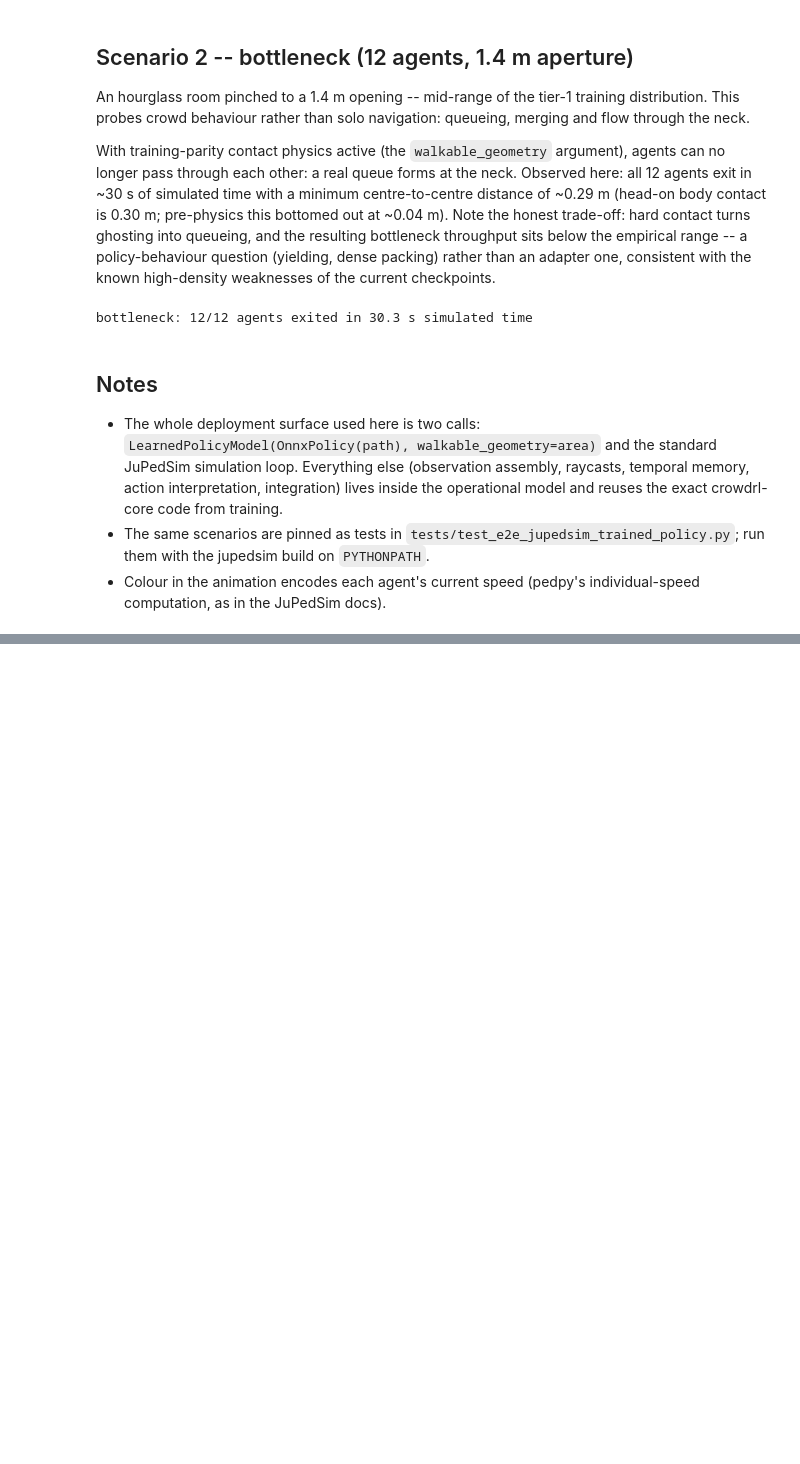
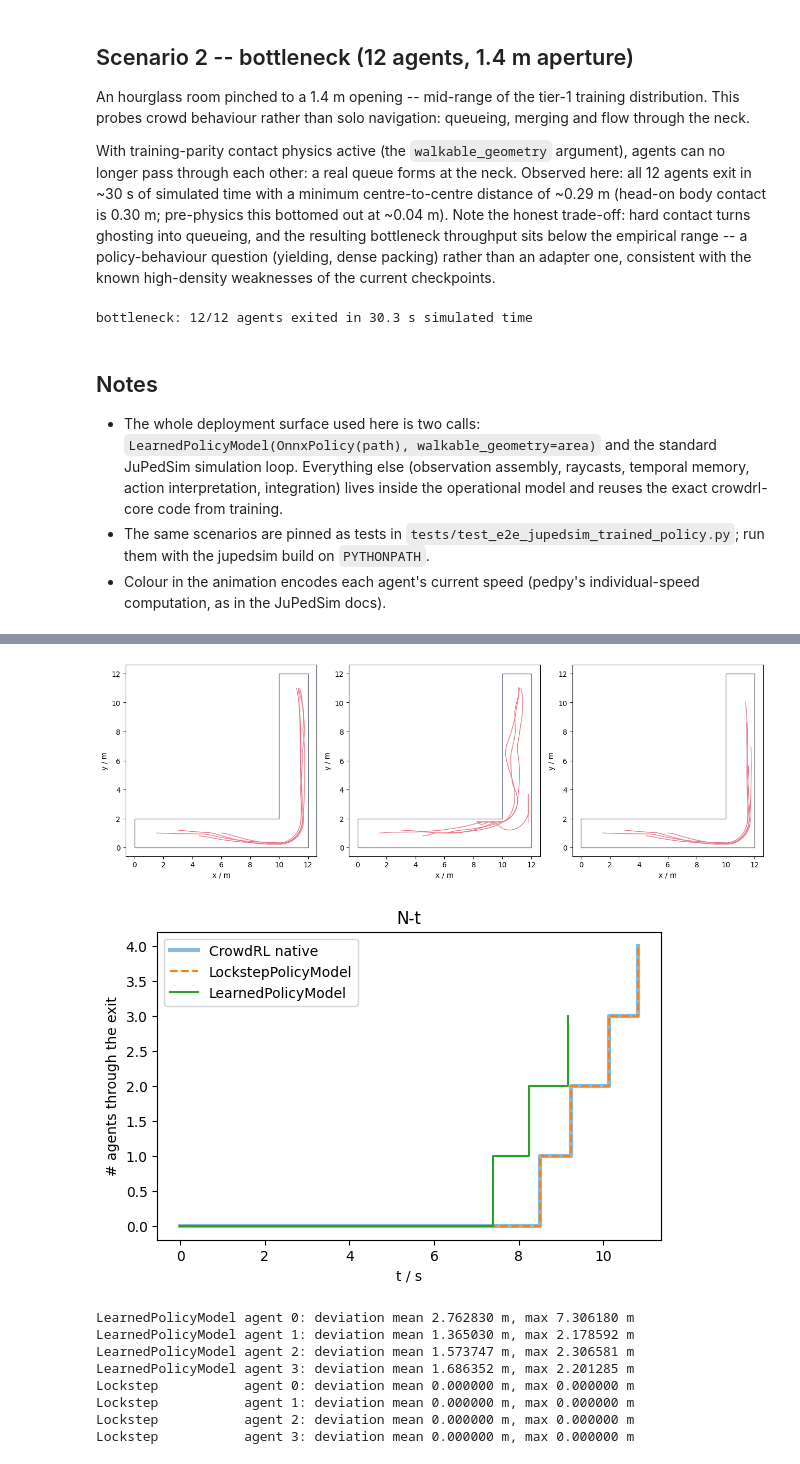
Before and after one commit to FabianPlum/CrowdRL, a Jupyter notebook: examples/10_jupedsim_learned_model.ipynb, the cells around one changed output, grey strips where cells are left out. Saved outputs shown, nothing was run; the diff lists cells and outputs as text; code cells hidden in the pictures; blank space fills up the shorter version.

```diff
--- a/examples/10_jupedsim_learned_model.ipynb
+++ b/examples/10_jupedsim_learned_model.ipynb
@@ -444,0 +383,59 @@ candidate.
+# %%
+import matplotlib.pyplot as plt
+
+interactive_traj, interactive_walkable = read_sqlite_file(interactive_file)
+lockstep_traj, lockstep_walkable = read_sqlite_file(lockstep_file)
+
+fig = plt.figure(figsize=(13, 4.6))
+for panel, (title, source) in enumerate(
+    [
+        ("CrowdRL native (reference)", native_to_pedpy(native_traj)),
+        ("LearnedPolicyModel (interactive)", interactive_traj),
+        ("LockstepPolicyModel (byte-exact)", lockstep_traj),
+    ],
+    start=1,
+):
+    ax = fig.add_subplot(1, 3, panel, aspect="equal")
+    ax.set_title(title, fontsize=10)
+    pedpy.plot_trajectories(traj=source, axes=ax, walkable_area=pedpy.WalkableArea(CORNER_AREA))
+plt.tight_layout()
+plt.show()
+
+# N-t: lockstep must sit exactly on the native curve.
+frames = interactive_traj.data.groupby("id")["frame"].max()
+interactive_exit_times = sorted(f / 25.0 for f in frames[frames < frames.max()])
+
+fig, ax = plt.subplots(figsize=(6.5, 4))
+for label, times, style in (
+    ("CrowdRL native", sorted(s * 0.01 for s in native_exits.values()), {"linewidth": 3, "alpha": 0.5}),
+    ("LockstepPolicyModel", sorted(s * 0.01 for s in lockstep_exits.values()), {"linestyle": "--"}),
+    ("LearnedPolicyModel", interactive_exit_times, {}),
+):
+    ax.step([0.0] + list(times), range(len(times) + 1), where="post", label=label, **style)
+ax.set_xlabel("t / s"); ax.set_ylabel("# agents through the exit"); ax.set_title("N-t")
+ax.legend()
+plt.show()
+
+# Per-agent deviation vs the native reference (sampled at the 25 fps frames).
+native_arr = np.array([[t.get(i, (np.nan, np.nan)) for i in range(len(CORNER_SPAWNS))]
+                       for t in native_traj])
+for name, traj_data in (("LearnedPolicyModel", interactive_traj), ("Lockstep", lockstep_traj)):
+    by_id = {i: g.sort_values("frame")[["x", "y"]].to_numpy()
+             for i, g in traj_data.data.groupby("id")}
+    for idx, (jid, jt) in enumerate(sorted(by_id.items())):
+        ref = native_arr[::4, idx, :]
+        common = min(len(jt), len(ref))
+        valid = ~np.isnan(ref[:common, 0])
+        dev = np.linalg.norm(jt[:common][valid] - ref[:common][valid], axis=1)
+        print(f"{name:18s} agent {idx}: deviation mean {dev.mean():.6f} m, max {dev.max():.6f} m")
+# %% [output]
+[figure, added]
+[figure, added]
+LearnedPolicyModel agent 0: deviation mean 2.762830 m, max 7.306180 m
+LearnedPolicyModel agent 1: deviation mean 1.365030 m, max 2.178592 m
+LearnedPolicyModel agent 2: deviation mean 1.573747 m, max 2.306581 m
+LearnedPolicyModel agent 3: deviation mean 1.686352 m, max 2.201285 m
+Lockstep           agent 0: deviation mean 0.000000 m, max 0.000000 m
+Lockstep           agent 1: deviation mean 0.000000 m, max 0.000000 m
+Lockstep           agent 2: deviation mean 0.000000 m, max 0.000000 m
+Lockstep           agent 3: deviation mean 0.000000 m, max 0.000000 m
```
Also changed, not shown: parts of 11 cells of this notebook.
